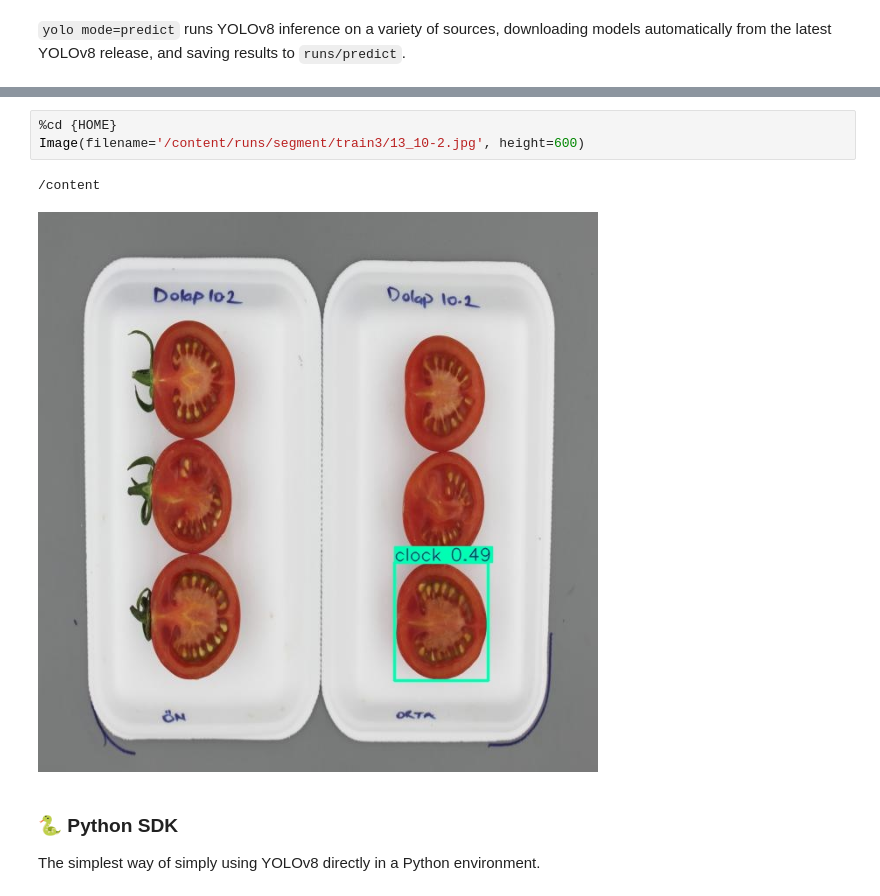
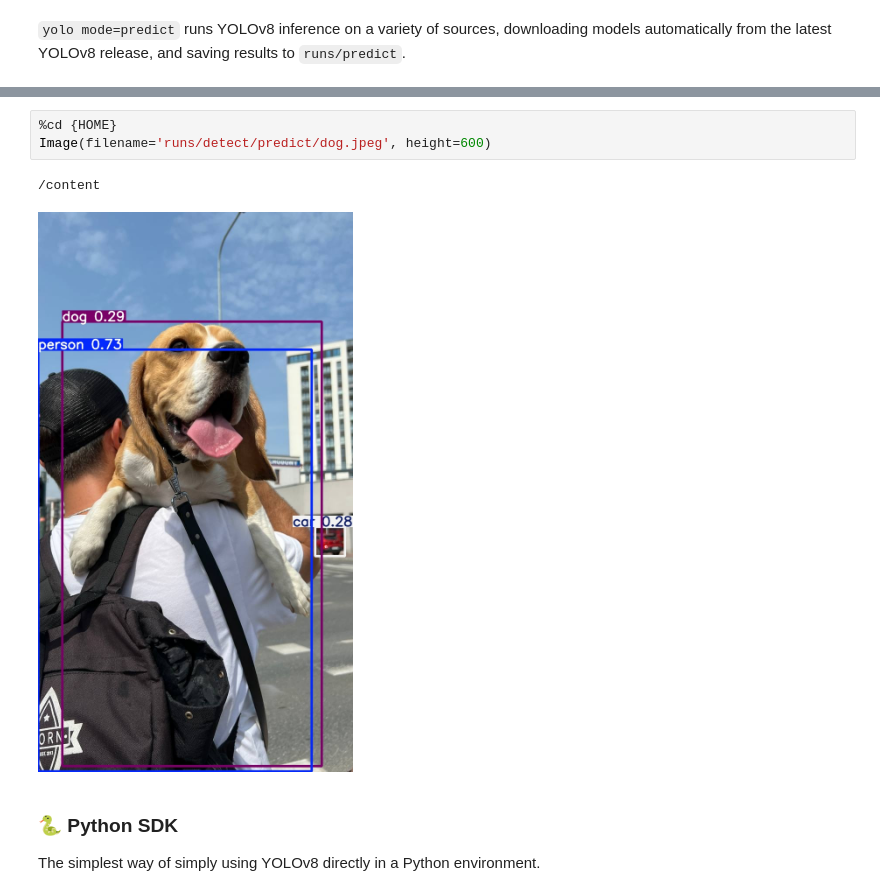
Before and after one commit to aliavci64/ProjectRepo, a Jupyter notebook: notebooks/train-yolov8-object-detection-on-custom-dataset.ipynb, the cells around one changed output, grey strips where cells are left out. Saved outputs shown, nothing was run; the diff lists cells and outputs as text.

```diff
--- a/notebooks/train-yolov8-object-detection-on-custom-dataset.ipynb
+++ b/notebooks/train-yolov8-object-detection-on-custom-dataset.ipynb
@@ -136,9 +137,9 @@ Archive:  /content/Dataset_2.zip
 # %%
 %cd {HOME}
-Image(filename='/content/runs/segment/train3/13_10-2.jpg', height=600)
+Image(filename='runs/detect/predict/dog.jpeg', height=600)
 # %% [output]
 /content
-[figure, old version]
+[figure, new version]
 # %% [markdown]
 ### 🐍 Python SDK
 
```
Also changed, not shown: parts of 13 cells of this notebook.
